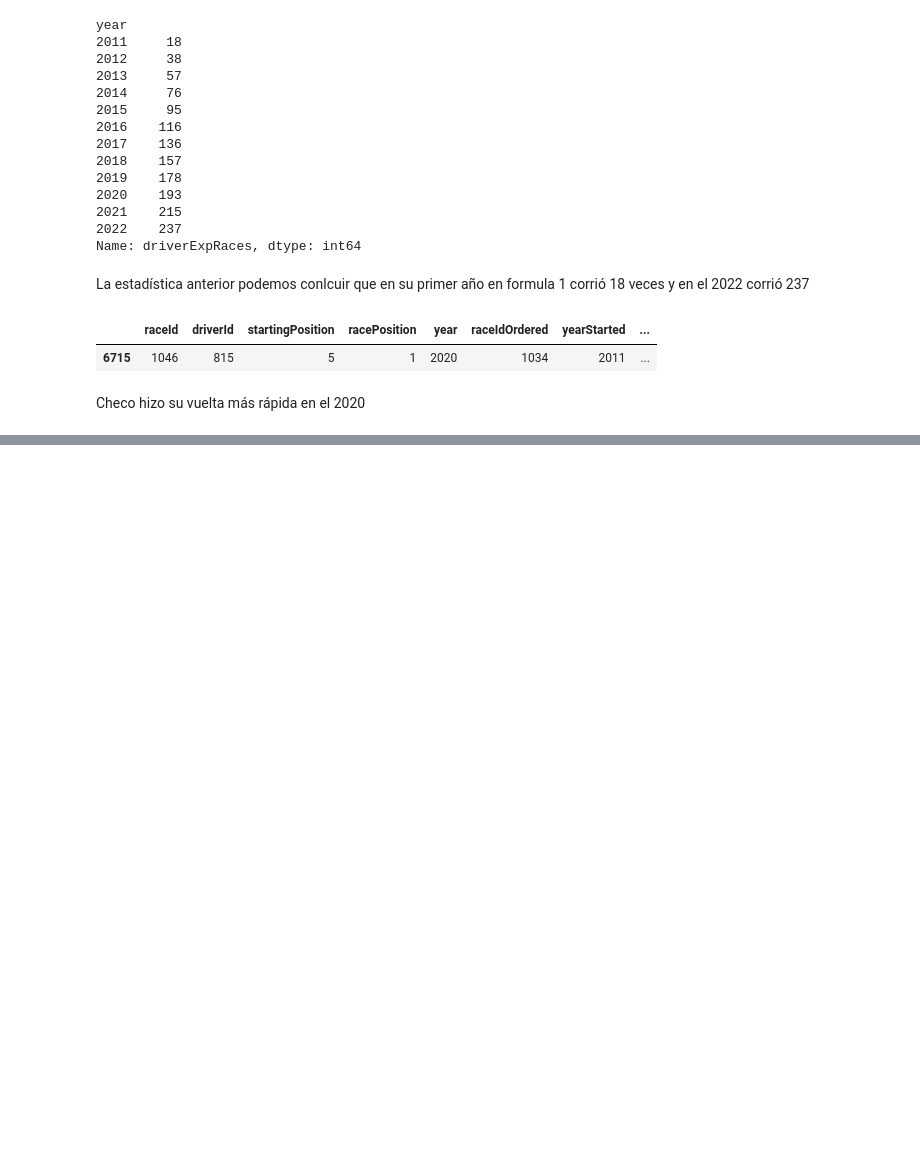
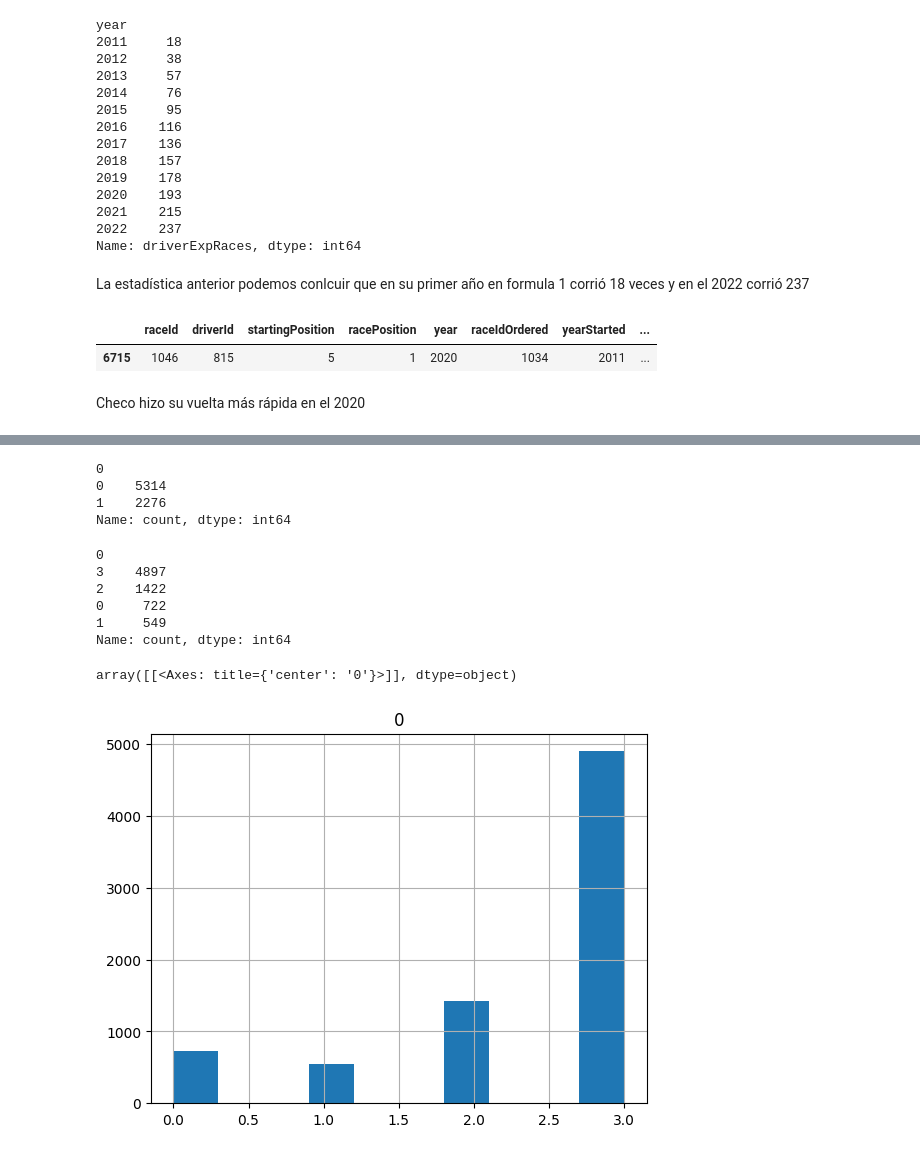
Before and after one commit to claraagui/formula-one-project, a Jupyter notebook: Formula-one-project/notebooks/proyecto_f1_race.ipynb, the cells around one changed output, grey strips where cells are left out. Drawn from its saved outputs; the diff is of its cells as text; code cells hidden in the pictures; blank space fills up the shorter version.

```diff
--- a/Formula-one-project/notebooks/proyecto_f1_race.ipynb
+++ b/Formula-one-project/notebooks/proyecto_f1_race.ipynb
@@ -425,0 +482,3 @@ Checo hizo su vuelta más rápida en el 2020
+# %%
+scaler=StandardScaler()
+X_scaler=scaler.fit_transform(X)
@@ -425,0 +631,22 @@ Checo hizo su vuelta más rápida en el 2020
+# %%
+def LogisticRegression_model_balance(X, Y, test_size = 0.2, cv = 10):
+
+    X = X.values #.reshape(-1,1)
+    X_train, X_test, Y_train, Y_test = train_test_split(X, Y, test_size=test_size, random_state=42)
+
+    model = LogisticRegression(C=1.0,penalty='l2',random_state=1,solver="newton-cg",class_weight="balanced")
+
+    cv_scores = cross_val_score(model, X, Y, cv=cv, scoring='accuracy')
+
+    print("Cross-Validation Scores:", cv_scores)
+    print("Mean Accuracy:", np.mean(cv_scores))
+
+    model.fit(X_train, Y_train)
+    predictions = model.predict(X_test)
+
+    accuracy = accuracy_score(Y_test, predictions)
+    print(f'Test Accuracy: {accuracy:.4f}')
+
+    print("Classification Report:")
+    print(classification_report(Y_test, predictions))
+    return model.predict(X), model
@@ -425,0 +695,2 @@ Checo hizo su vuelta más rápida en el 2020
+# %%
+Y_positions_top3_balance, model_top3_pos= LogisticRegression_model_balance(pd.DataFrame(X_scaler),Y_top3_position)
@@ -425,0 +713,23 @@ Checo hizo su vuelta más rápida en el 2020
+# %%
+Y_top3_balance=pd.DataFrame(Y_balance_top3)
+Y_top3_balance.value_counts()
+# %% [output]
+0
+0    5314
+1    2276
+Name: count, dtype: int64
+# %%
+Y_top3_pos_balance=pd.DataFrame(Y_positions_top3_balance)
+Y_top3_pos_balance.value_counts()
+# %% [output]
+0
+3    4897
+2    1422
+0     722
+1     549
+Name: count, dtype: int64
+# %%
+Y_top3_pos_balance.hist()
+# %% [output]
+array([[<Axes: title={'center': '0'}>]], dtype=object)
+[figure, added]
```
Also changed, not shown: parts of 64 cells of this notebook, 1 other file.
